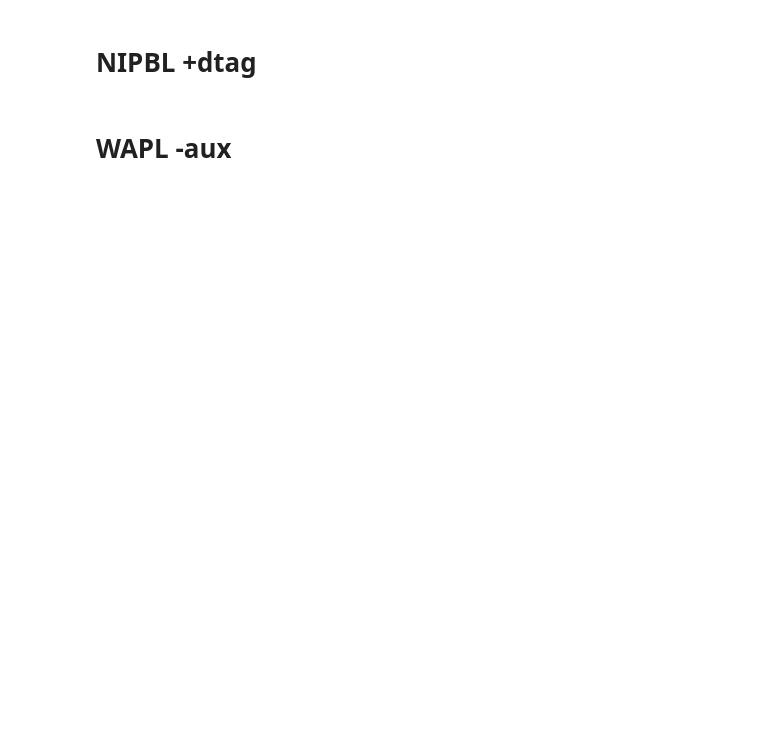
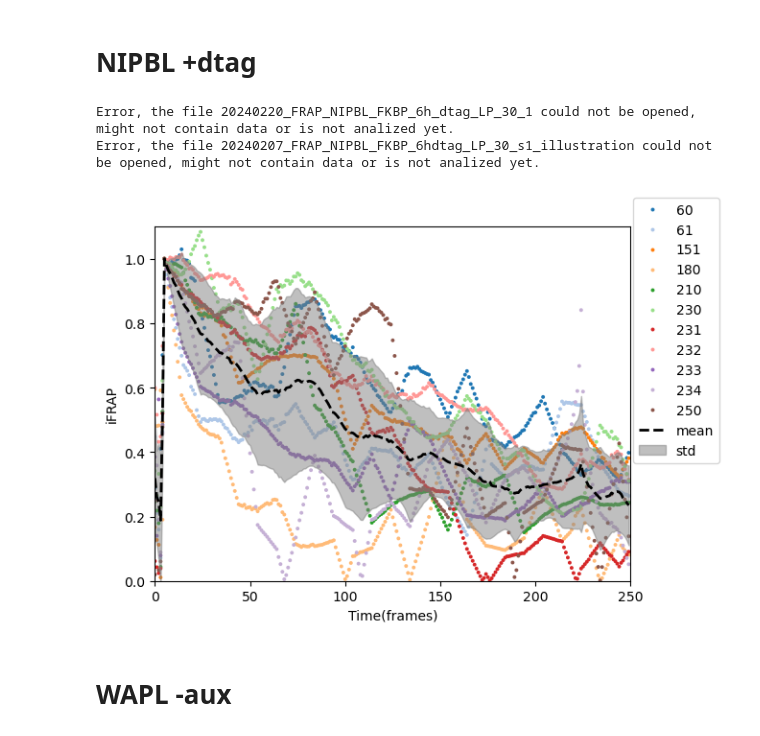
Before and after one commit to NessLfy/cohesin_residence_time, a Jupyter notebook: scratchpad/analyze_data.ipynb, the cells around one changed output. Cells and saved outputs as stored; diff of their text form; code cells hidden in the pictures; blank space fills up the shorter version.

```diff
--- a/scratchpad/analyze_data.ipynb
+++ b/scratchpad/analyze_data.ipynb
@@ -53,11 +61,16 @@ plt.show()
 # %% [markdown]
 # NIPBL +dtag
 # %%
-df_nipbl_dtag,df_nipbl_dtag_average,df_nipbl_dtag_sd = perform_analysis(['NIPBL_FKBP', '6hdtag'],[171,172])
+df_nipbl_dtag,df_nipbl_dtag_average,df_nipbl_dtag_sd = perform_analysis(['NIPBL_FKBP', '6hdtag','6h_dtag'],[235,211,212,150])
 _ = plot_ifrap(df_nipbl_dtag,df_nipbl_dtag_average,df_nipbl_dtag_sd)
 
 plt.xlim(0,250)
+plt.ylim(0.,1.1)
 plt.show()
+# %% [output]
+Error, the file 20240220_FRAP_NIPBL_FKBP_6h_dtag_LP_30_1 could not be opened, might not contain data or is not analized yet.
+Error, the file 20240207_FRAP_NIPBL_FKBP_6hdtag_LP_30_s1_illustration could not be opened, might not contain data or is not analized yet.
+[figure, added]
 # %% [markdown]
 # WAPL -aux
 # %%
```
Also changed, not shown: parts of 16 cells of this notebook.
